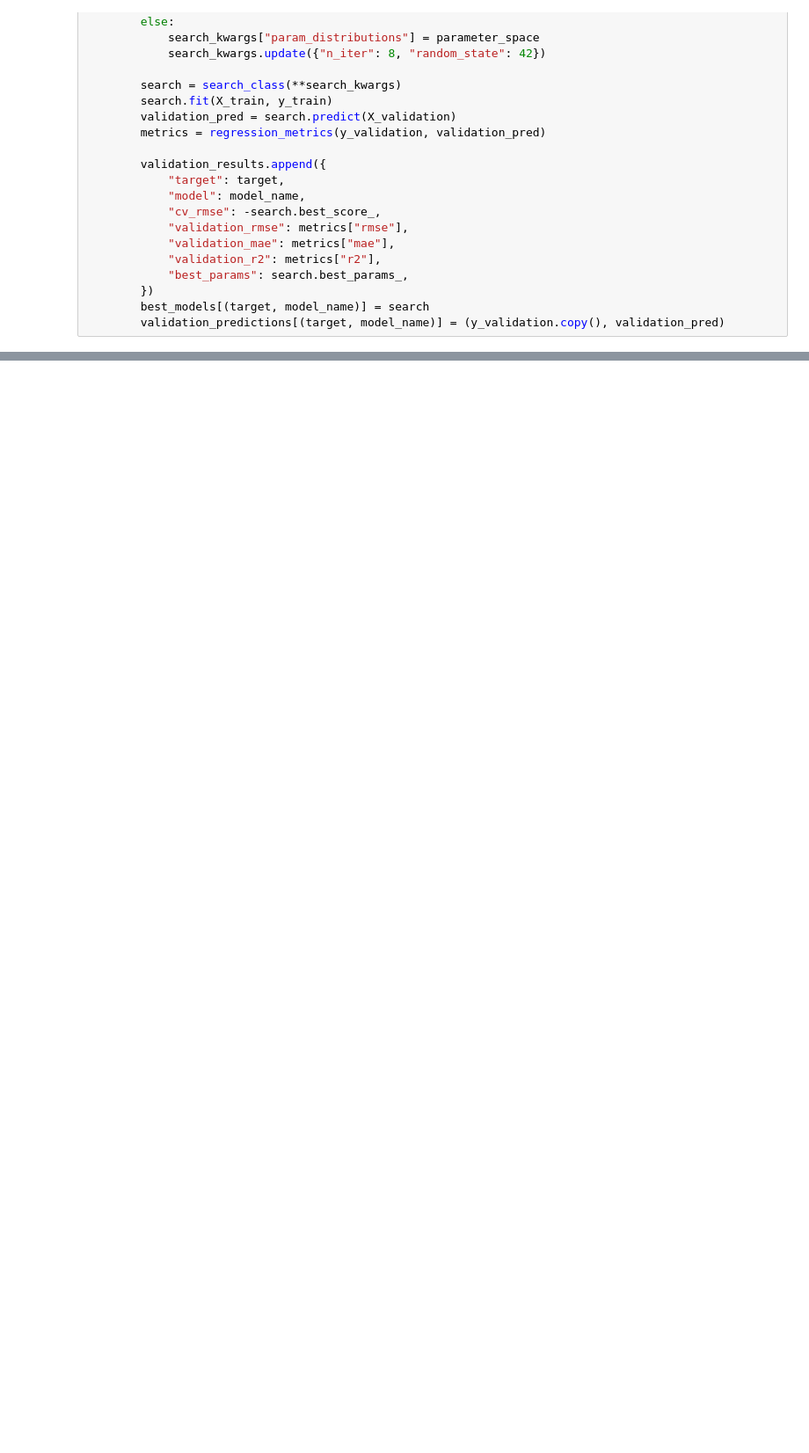
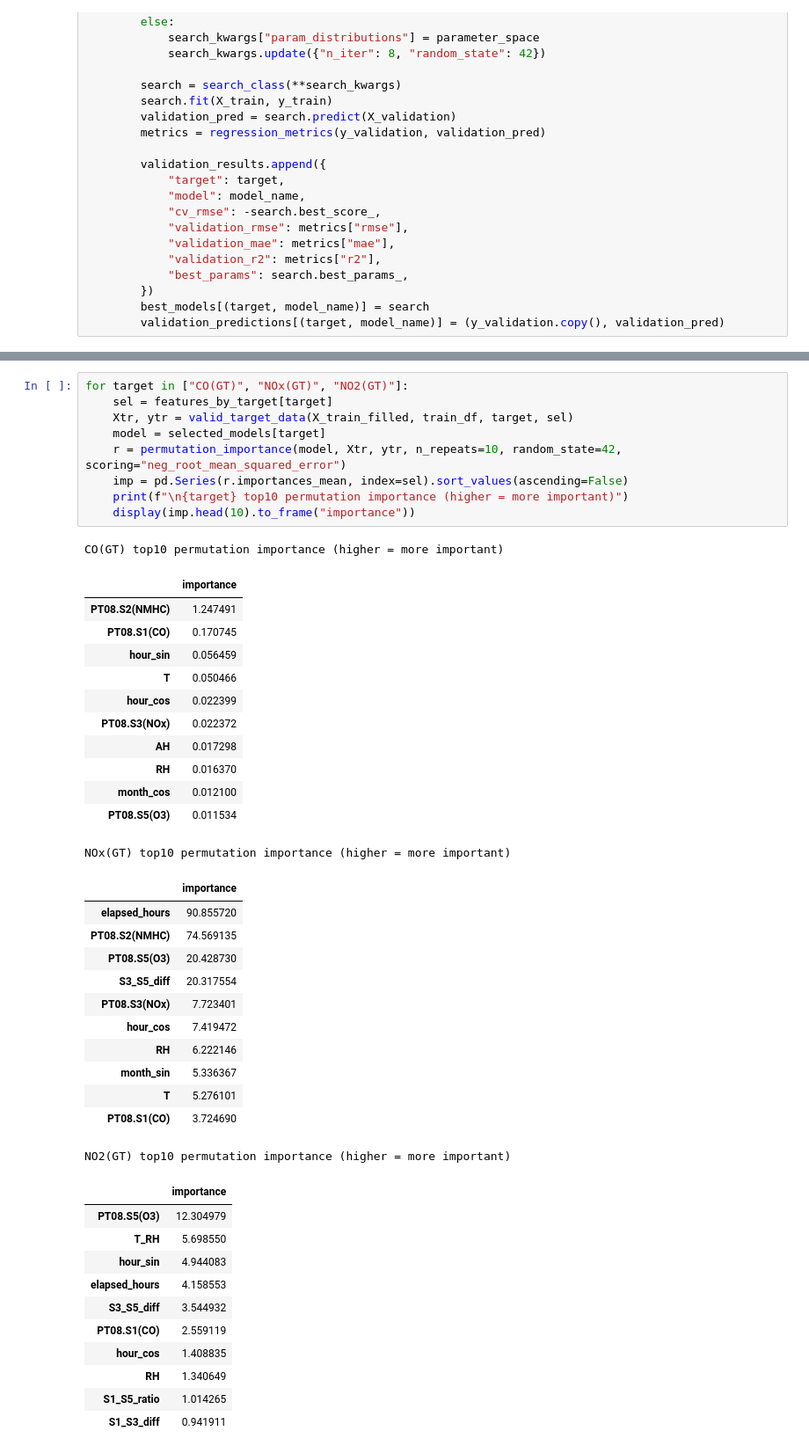
Before and after one commit to AkmalFazli27/air-quality-estimation, a Jupyter notebook: notebooks/modeling.ipynb, the cells around one changed output, grey strips where cells are left out. Shown at 88% size. Saved outputs shown, nothing was run; the diff lists cells and outputs as text; blank space fills up the shorter version.

```diff
--- a/notebooks/modeling.ipynb
+++ b/notebooks/modeling.ipynb
@@ -323,4 +334,50 @@ final_results_df
 | 3 | NO2(GT) | XGBoost | 32.140883 | 21.922585 | 0.625995 | 1367 |
+# %%
+for target in ["CO(GT)", "NOx(GT)", "NO2(GT)"]:
+    sel = features_by_target[target]
+    Xtr, ytr = valid_target_data(X_train_filled, train_df, target, sel)
+    model = selected_models[target]
+    r = permutation_importance(model, Xtr, ytr, n_repeats=10, random_state=42, scoring="neg_root_mean_squared_error")
+    imp = pd.Series(r.importances_mean, index=sel).sort_values(ascending=False)
+    print(f"\n{target} top10 permutation importance (higher = more important)")
+    display(imp.head(10).to_frame("importance"))
+# %% [output]
+CO(GT) top10 permutation importance (higher = more important)
+|  | importance |
+| PT08.S2(NMHC) | 1.247491 |
+| PT08.S1(CO) | 0.170745 |
+| hour_sin | 0.056459 |
+| T | 0.050466 |
+| hour_cos | 0.022399 |
+| PT08.S3(NOx) | 0.022372 |
+| AH | 0.017298 |
+| RH | 0.016370 |
+| month_cos | 0.012100 |
+| PT08.S5(O3) | 0.011534 |
+NOx(GT) top10 permutation importance (higher = more important)
+|  | importance |
+| elapsed_hours | 90.855720 |
+| PT08.S2(NMHC) | 74.569135 |
+| PT08.S5(O3) | 20.428730 |
+| S3_S5_diff | 20.317554 |
+| PT08.S3(NOx) | 7.723401 |
+| hour_cos | 7.419472 |
+| RH | 6.222146 |
+| month_sin | 5.336367 |
+| T | 5.276101 |
+| PT08.S1(CO) | 3.724690 |
+NO2(GT) top10 permutation importance (higher = more important)
+|  | importance |
+| PT08.S5(O3) | 12.304979 |
+| T_RH | 5.698550 |
+| hour_sin | 4.944083 |
+| elapsed_hours | 4.158553 |
+| S3_S5_diff | 3.544932 |
+| PT08.S1(CO) | 2.559119 |
+| hour_cos | 1.408835 |
+| RH | 1.340649 |
+| S1_S5_ratio | 1.014265 |
+| S1_S3_diff | 0.941911 |
 # %%
 fig, axes = plt.subplots(2, 2, figsize=(12, 10))
 for axis, target in zip(axes.ravel(), target_columns):
```
Also changed, not shown: parts of 6 cells of this notebook.
